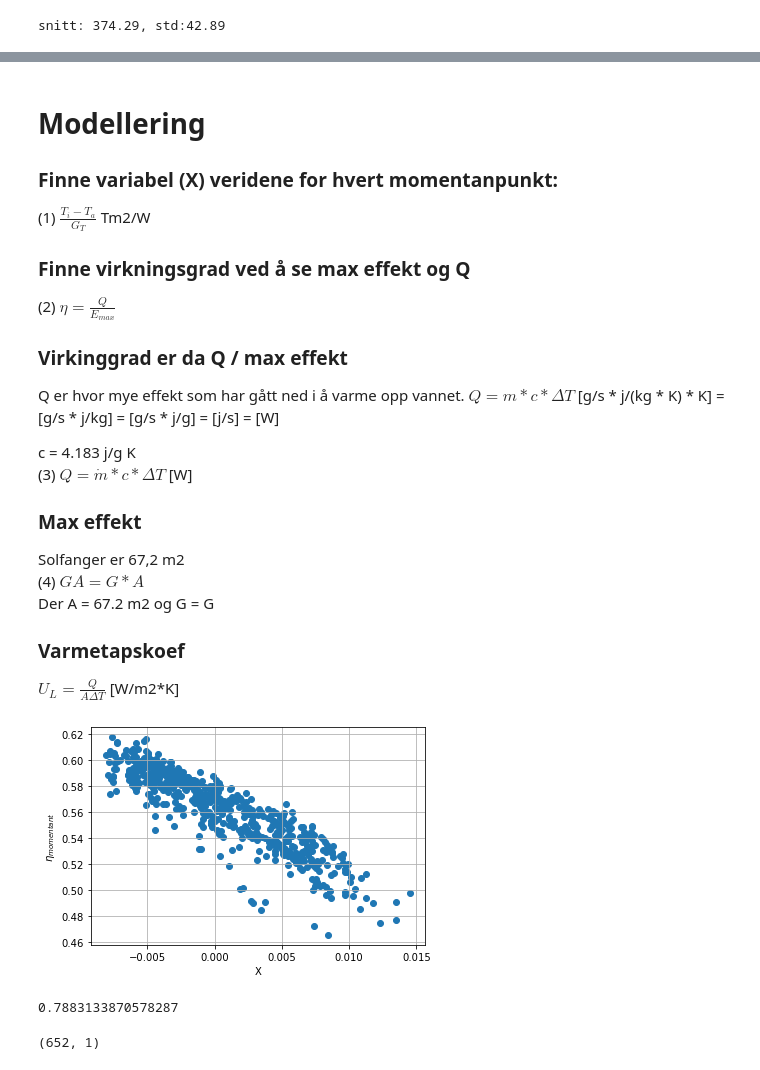
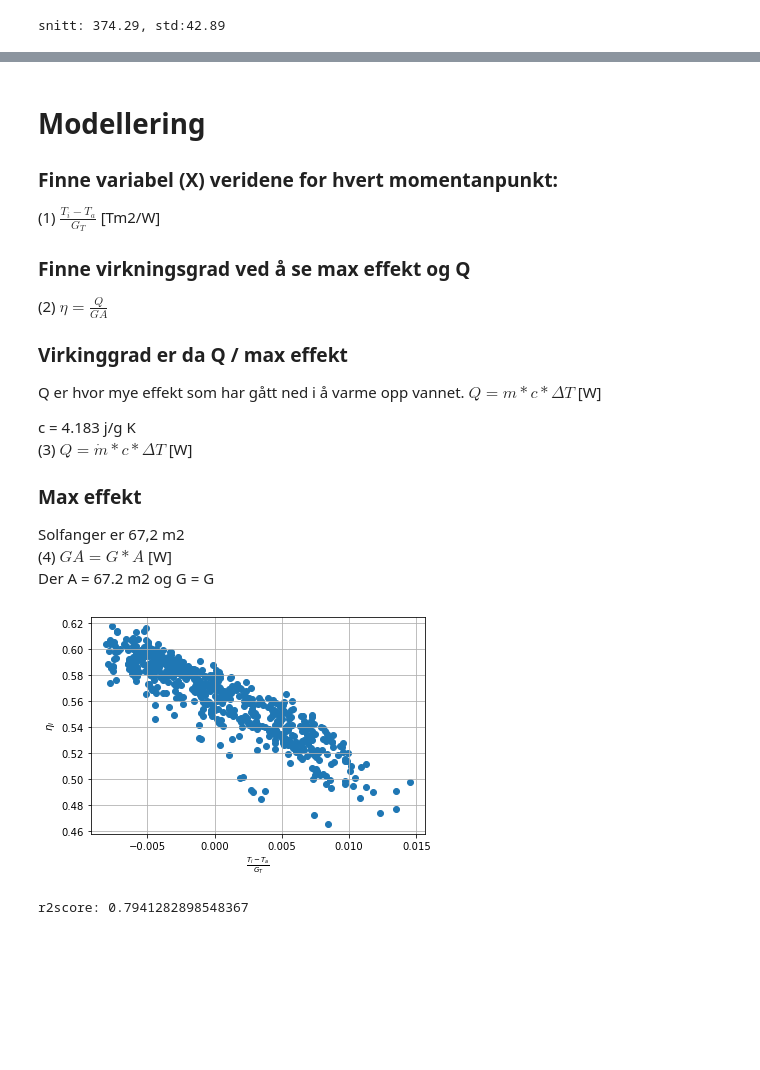
Before and after one commit to stianteien/FYS375-Solcelle, a Jupyter notebook: Databehandling.ipynb, the cells around one changed output, grey strips where cells are left out. Drawn from its saved outputs; the diff is of its cells as text; code cells hidden in the pictures; blank space fills up the shorter version.

```diff
--- a/Databehandling.ipynb
+++ b/Databehandling.ipynb
@@ -87,7 +88,7 @@ def remove_ms_std(femtenmin_split):
 data_irra = find_irradiance(data)
 info = find_15_min_intervall(data_irra)
 innenfor_krav = steady_state_krav(info)
-femtenmi_split = delete_duplicates(innenfor_krav)
-femtenmi_split = remove_ms_std(femtenmi_split)
+femtenmin_split = delete_duplicates(innenfor_krav)
+ready_15_min_intervall = remove_ms_std(femtenmin_split)
 # %% [output]
 snitt: 374.29, std:42.89
@@ -118,26 +96,22 @@ pd.DataFrame(femtenmin_split[251])
 # Modellering
 
 ### Finne variabel (X) veridene for hvert momentanpunkt:
-(1) $\frac{T_i - T_a}{G_T}$  Tm2/W
+(1) $\frac{T_i - T_a}{G_T}$  [Tm2/W]
 
 ### Finne virkningsgrad ved å se max effekt og Q
-(2) $\eta = \frac{Q}{E_{max}}$
+(2) $\eta = \frac{Q}{GA}$
 
 
 ### Virkinggrad er da Q / max effekt
-Q er hvor mye effekt som har gått ned i å varme opp vannet. $Q = m * c * \Delta T$   [g/s * j/(kg * K) * K] =
-[g/s * j/kg] = [g/s * j/g] = [j/s] = [W]
+Q er hvor mye effekt som har gått ned i å varme opp vannet. $Q = m * c * \Delta T$  [W]
 
 c = 4.183 j/g K
 (3) $Q = \dot{m} * c * \Delta T $ [W]
 
 ### Max effekt
 Solfanger er 67,2 m2
-(4) $GA = G * A $
+(4) $GA = G * A $  [W]
 Der A = 67.2 m2 og G = G
-
-### Varmetapskoef
-$U_{L} = \frac{Q}{A \Delta T}$ [W/m2*K]
 # %%
 def formulas(femtenmin_split):
     X = []
@@ -165,25 +139,21 @@ def formulas(femtenmin_split):
     n = Q/GA
     return X, Q, GA, n
 # %%
-X, Q, GA, n = formulas(femtenmi_split)
+X, Q, GA, n = formulas(ready_15_min_intervall)
 # %%
 plt.scatter(X[n>0.2],n[n>0.2])
 plt.grid()
-plt.xlabel("X")
-plt.ylabel("$\eta_{momentant}$")
+plt.xlabel("$\\frac{T_{i} - T_{a}}{G_{T}}$")
+plt.ylabel("$\eta_{i}$")
 plt.show()
 # %% [output]
-[figure, old version]
+[figure, new version]
 # %%
 from sklearn.linear_model import LinearRegression
 reg = LinearRegression().fit(X[n>0.2].reshape(-1,1),n[n>0.2].reshape(-1,1))
-reg.score(X[n>0.2].reshape(-1,1),n[n>0.2].reshape(-1,1))
+print(f"r2score: {reg.score(X[n>0.2].reshape(-1,1),n[n>0.2].reshape(-1,1))}")
 # %% [output]
-0.7883133870578287
+r2score: 0.7941282898548367
-# %%
-X.reshape(-1,1).shape
-# %% [output]
-(652, 1)
 # %%
 pred = reg.predict(X[n>0.2].reshape(-1,1))
 # %%
```
Also changed, not shown: parts of 40 cells of this notebook.
